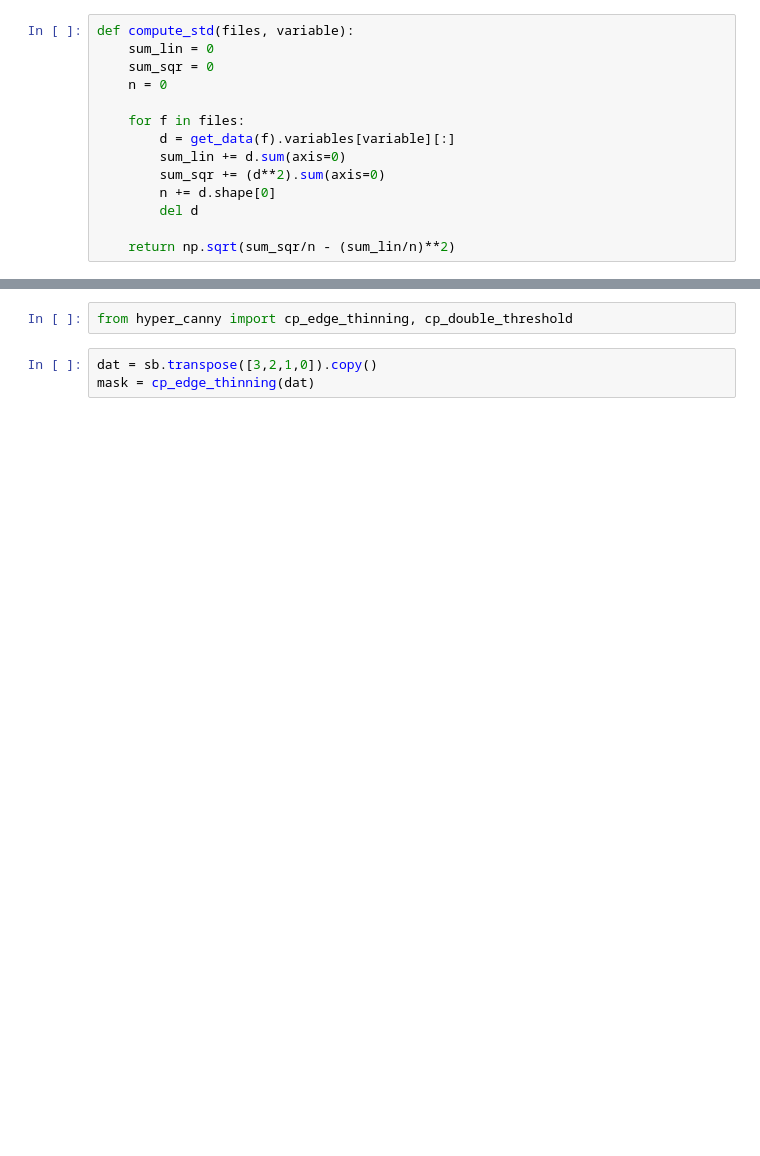
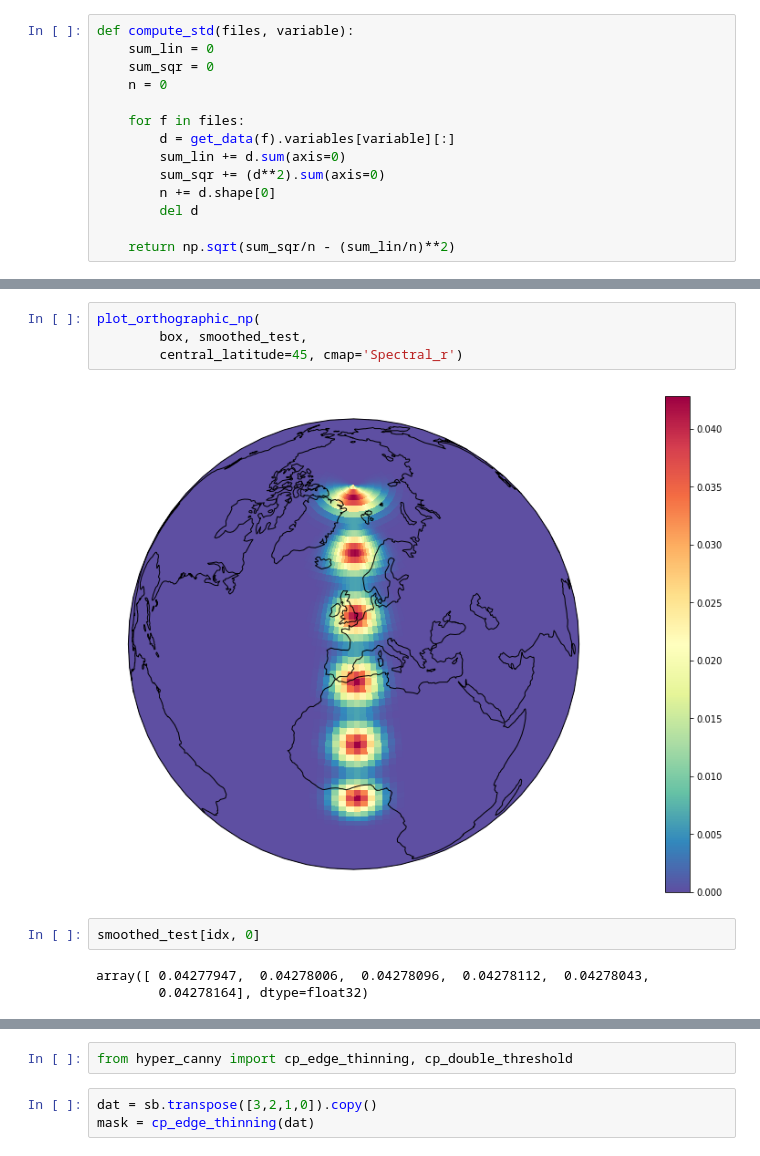
Before and after one commit to abrupt-climate/notebooks, a Jupyter notebook: Temperature.ipynb, the cells around one changed output, grey strips where cells are left out. Cells and saved outputs as stored; diff of their text form; blank space fills up the shorter version.

```diff
--- a/Temperature.ipynb
+++ b/Temperature.ipynb
@@ -198,0 +156,11 @@ If you're reading this message in another notebook frontend (for example, a stat
+# %%
+plot_orthographic_np(
+        box, smoothed_test,
+        central_latitude=45, cmap='Spectral_r')
+# %% [output]
+[figure, added]
+# %%
+smoothed_test[idx, 0]
+# %% [output]
+array([ 0.04277947,  0.04278006,  0.04278096,  0.04278112,  0.04278043,
+        0.04278164], dtype=float32)
```
Also changed, not shown: parts of 35 cells of this notebook, 3 other files.
